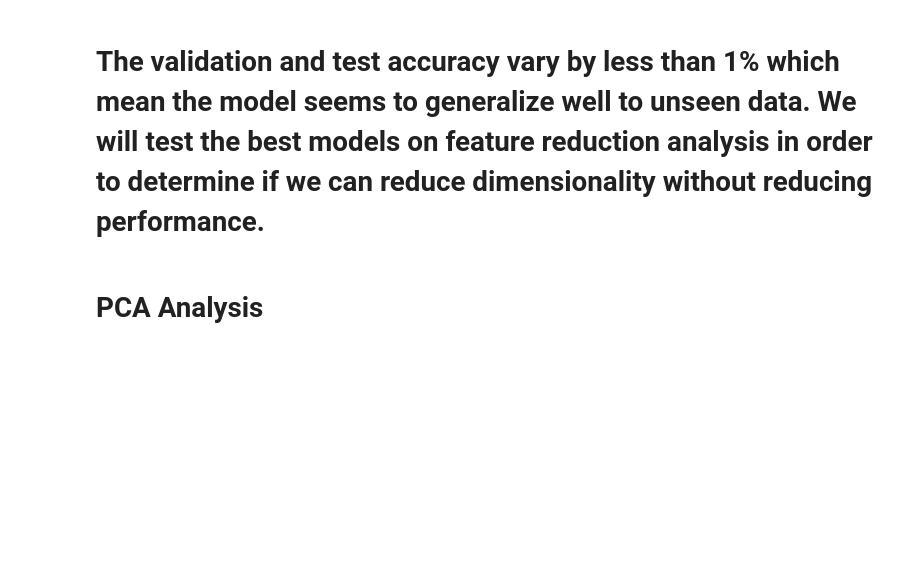
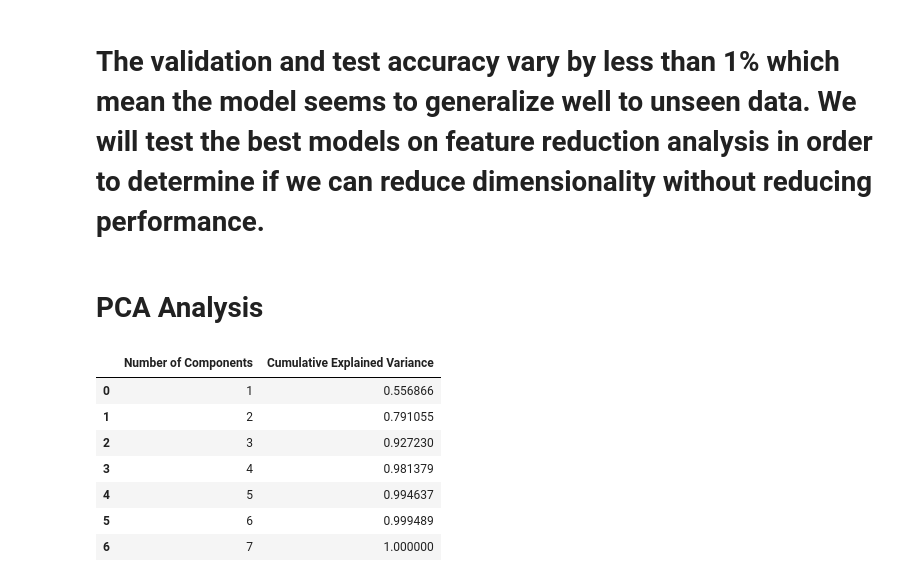
Before and after one commit to MaukanMir/-Pulsar-Classfication-Prediction, a Jupyter notebook: training.ipynb, the cells around one changed output. Drawn from its saved outputs; the diff is of its cells as text; code cells hidden in the pictures; blank space fills up the shorter version.

```diff
--- a/training.ipynb
+++ b/training.ipynb
@@ -255,14 +255,13 @@ def val_grid_search_selected_models(names:list, models:list, X:pd.DataFrame,
     create_model_performance_visual(performance_df, ["Test Accuracy", "Validation Accuracy"])
     print(performance_df)
 
-def pca_analysis(X, preprocessor):
+def pca_analysis(X):
 
     features = X.shape[1]
     results = []
     for n_components in range(1, features + 1):
         pca = PCA(n_components=n_components)
-        pipeline = create_pipeline(preprocessor, pca)
-        pipeline = Pipeline(steps=[("preprocessor", preprocessor), ("pca", pca)])
+        pipeline = create_pipeline(pca)
         X_pca = pipeline.fit_transform(X)
 
         explained_variance = np.sum(pca.explained_variance_ratio_)
@@ -605,3 +604,14 @@ weighted avg       0.99      0.99      0.99      4404
 # The validation and test accuracy vary by less than 1% which mean the model seems to generalize well to unseen data. We will test the best models on feature reduction analysis in order to determine if we can reduce dimensionality without reducing performance.
 # %% [markdown]
 # PCA Analysis
+# %%
+pca_analysis(X)
+# %% [output]
+|  | Number of Components | Cumulative Explained Variance |
+| 0 | 1 | 0.556866 |
+| 1 | 2 | 0.791055 |
+| 2 | 3 | 0.927230 |
+| 3 | 4 | 0.981379 |
+| 4 | 5 | 0.994637 |
+| 5 | 6 | 0.999489 |
+| 6 | 7 | 1.000000 |
```
